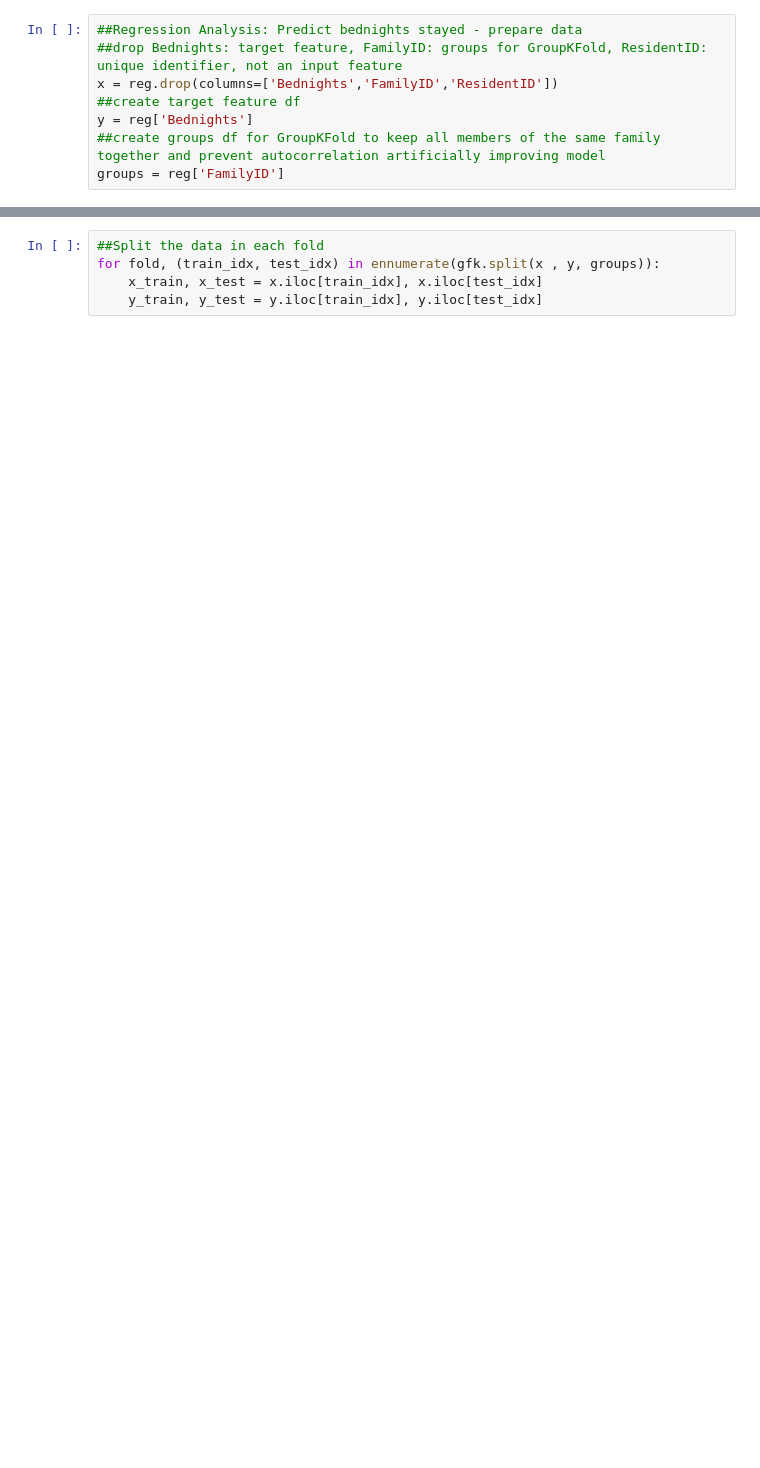
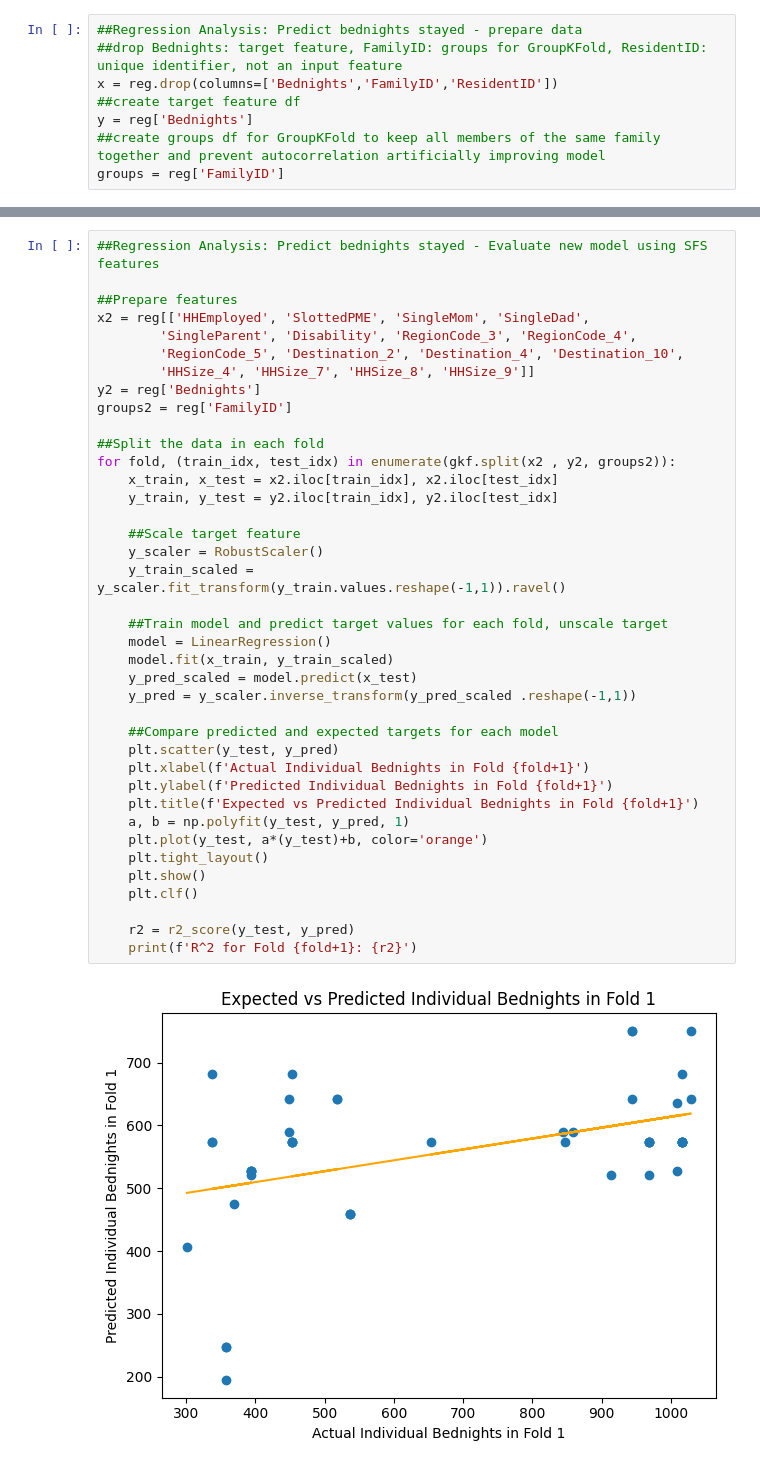
Before and after one commit to morellikatherine90809/Predict-Bednights, a Jupyter notebook: Regression with SFS and RobustScaler.ipynb, the cells around one changed output, grey strips where cells are left out. Saved outputs shown, nothing was run; the diff lists cells and outputs as text; blank space fills up the shorter version.

Commit message:
Update Regression with SFS and RobustScaler.ipynb
model with sfs and RobustScaler() completed (metadata handling resolved). does not result in a usable model.

```diff
--- a/Regression with SFS and RobustScaler.ipynb
+++ b/Regression with SFS and RobustScaler.ipynb
@@ -141,5 +158,41 @@ ValueError: too many values to unpack (expected 2)
 # %%
+##Regression Analysis: Predict bednights stayed - Evaluate new model using SFS features
+
+##Prepare features
+x2 = reg[['HHEmployed', 'SlottedPME', 'SingleMom', 'SingleDad',
+        'SingleParent', 'Disability', 'RegionCode_3', 'RegionCode_4',
+        'RegionCode_5', 'Destination_2', 'Destination_4', 'Destination_10',
+        'HHSize_4', 'HHSize_7', 'HHSize_8', 'HHSize_9']]
+y2 = reg['Bednights']
+groups2 = reg['FamilyID']
+
 ##Split the data in each fold
-for fold, (train_idx, test_idx) in ennumerate(gfk.split(x , y, groups)):
-    x_train, x_test = x.iloc[train_idx], x.iloc[test_idx]
-    y_train, y_test = y.iloc[train_idx], y.iloc[test_idx]
+for fold, (train_idx, test_idx) in enumerate(gkf.split(x2 , y2, groups2)):
+    x_train, x_test = x2.iloc[train_idx], x2.iloc[test_idx]
+    y_train, y_test = y2.iloc[train_idx], y2.iloc[test_idx]
+
+    ##Scale target feature
+    y_scaler = RobustScaler()
+    y_train_scaled = y_scaler.fit_transform(y_train.values.reshape(-1,1)).ravel()
+
+    ##Train model and predict target values for each fold, unscale target
+    model = LinearRegression()
+    model.fit(x_train, y_train_scaled)
+    y_pred_scaled = model.predict(x_test)
+    y_pred = y_scaler.inverse_transform(y_pred_scaled .reshape(-1,1))
+
+    ##Compare predicted and expected targets for each model
+    plt.scatter(y_test, y_pred)
+    plt.xlabel(f'Actual Individual Bednights in Fold {fold+1}')
+    plt.ylabel(f'Predicted Individual Bednights in Fold {fold+1}')
+    plt.title(f'Expected vs Predicted Individual Bednights in Fold {fold+1}')
+    a, b = np.polyfit(y_test, y_pred, 1)
+    plt.plot(y_test, a*(y_test)+b, color='orange')
+    plt.tight_layout()
+    plt.show()
+    plt.clf()
+
+    r2 = r2_score(y_test, y_pred)
+    print(f'R^2 for Fold {fold+1}: {r2}')
+# %% [output]
+[figure, added]
```
Also changed, not shown: parts of 6 cells of this notebook.
